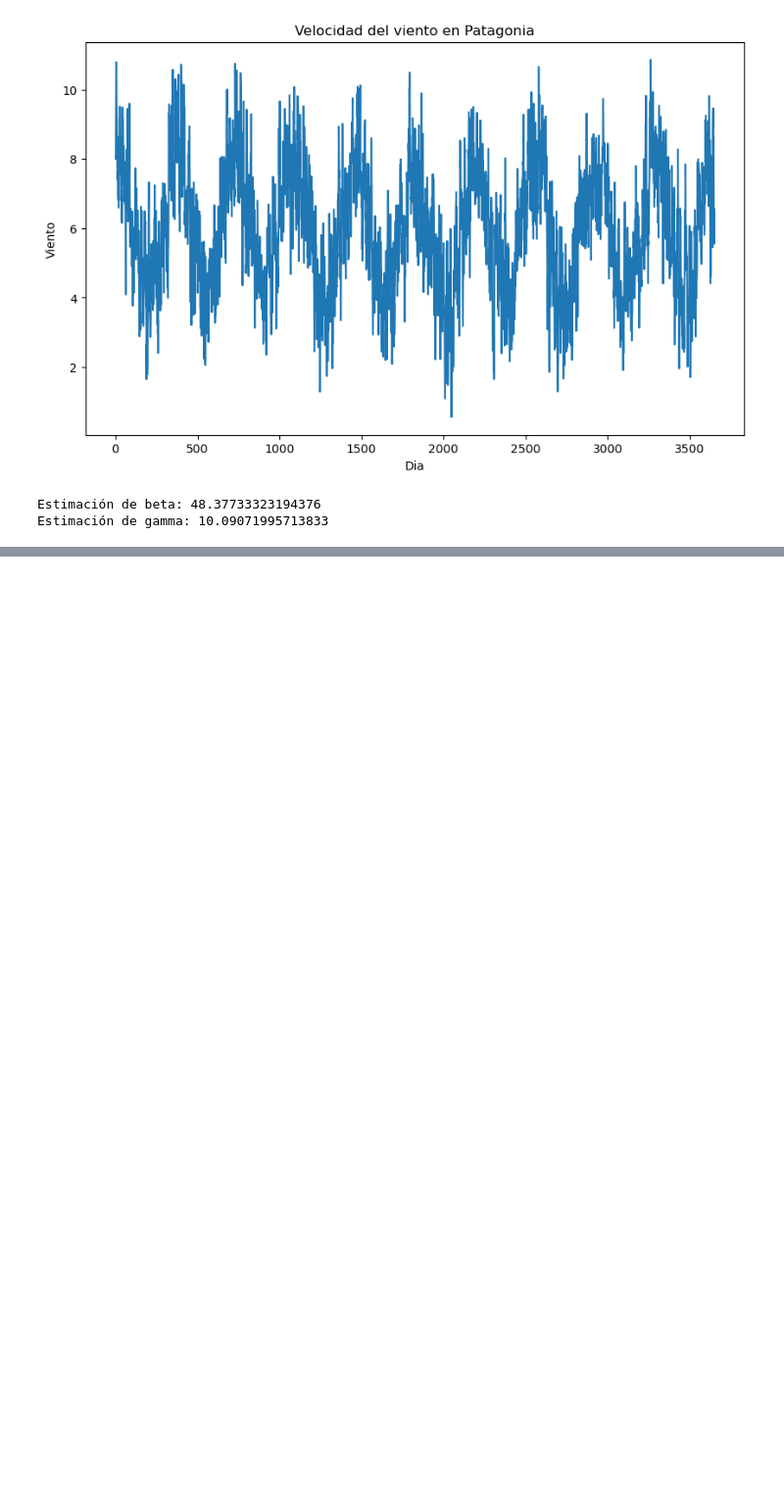
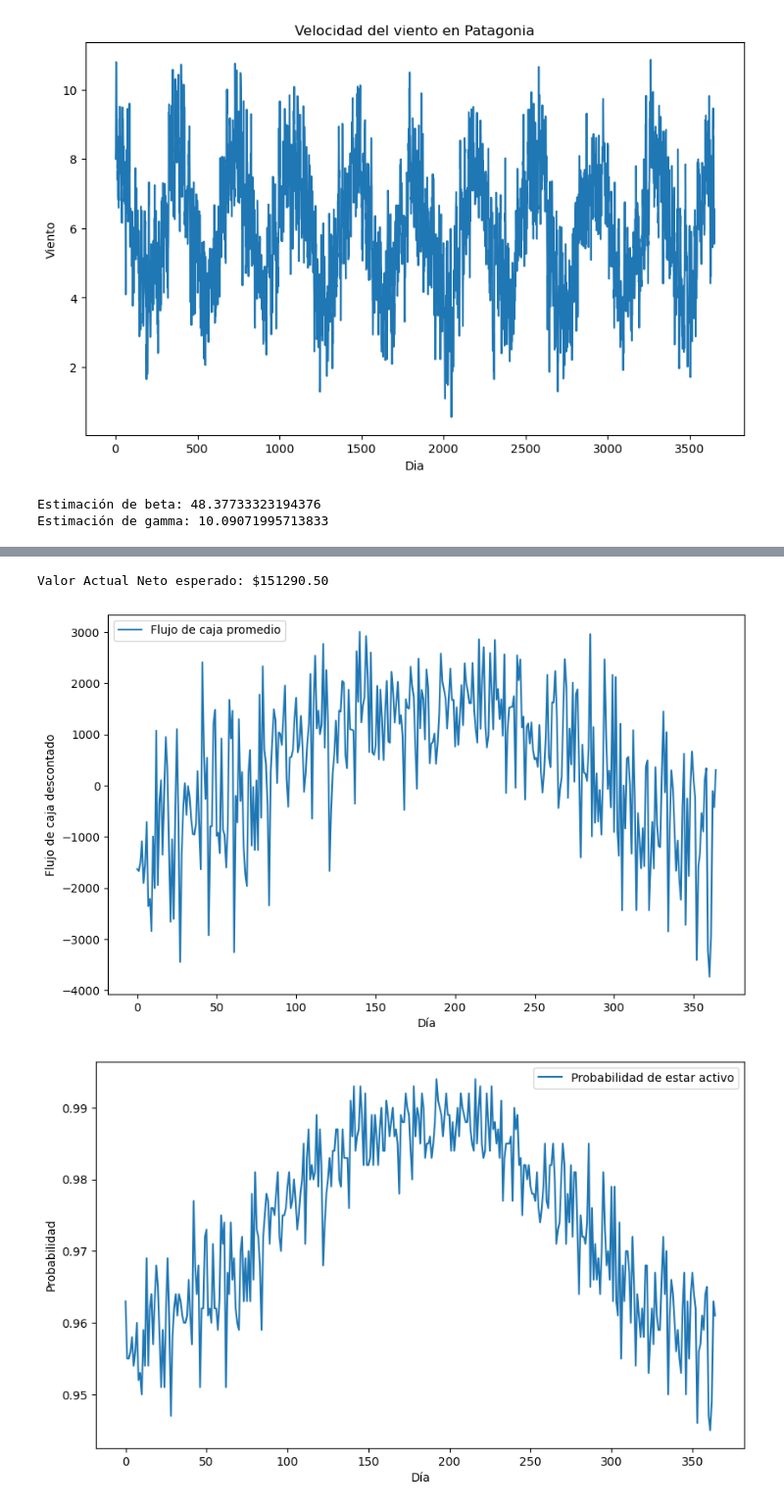
Before and after one commit to emi-verdun/Simulacion-Molino-ACN, a Jupyter notebook: simulacion.ipynb, the cells around one changed output, grey strips where cells are left out. Shown at 98% size. Saved outputs shown, nothing was run; the diff lists cells and outputs as text; code cells hidden in the pictures; blank space fills up the shorter version.

```diff
--- a/simulacion.ipynb
+++ b/simulacion.ipynb
@@ -167,0 +209,31 @@ plt.show()
+# %%
+K = 15  # Umbral de apagado
+van, cashflows, active, shut_downs = simulate_molino(S, K, delta)
+# %%
+print(f"Valor Actual Neto esperado: ${van:.2f}")
+# %% [output]
+Valor Actual Neto esperado: $151290.50
+# %%
+plt.figure(figsize=(10, 6))
+plt.plot(np.mean(cashflows, axis=0), label="Flujo de caja promedio")
+plt.xlabel("Día")
+plt.ylabel("Flujo de caja descontado")
+plt.legend()
+plt.show()
+
+plt.figure(figsize=(10, 6))
+plt.plot(np.mean(active, axis=0), label="Probabilidad de estar activo")
+plt.xlabel("Día")
+plt.ylabel("Probabilidad")
+plt.legend()
+plt.show()
+
+plt.figure(figsize=(10, 6))
+plt.plot(np.mean(shut_downs, axis=0), label="Probabilidad de apagado")
+plt.xlabel("Día")
+plt.ylabel("Probabilidad")
+plt.legend()
+plt.show()
+# %% [output]
+[figure, added]
+[figure, added]
```
Also changed, not shown: parts of 4 cells of this notebook.
